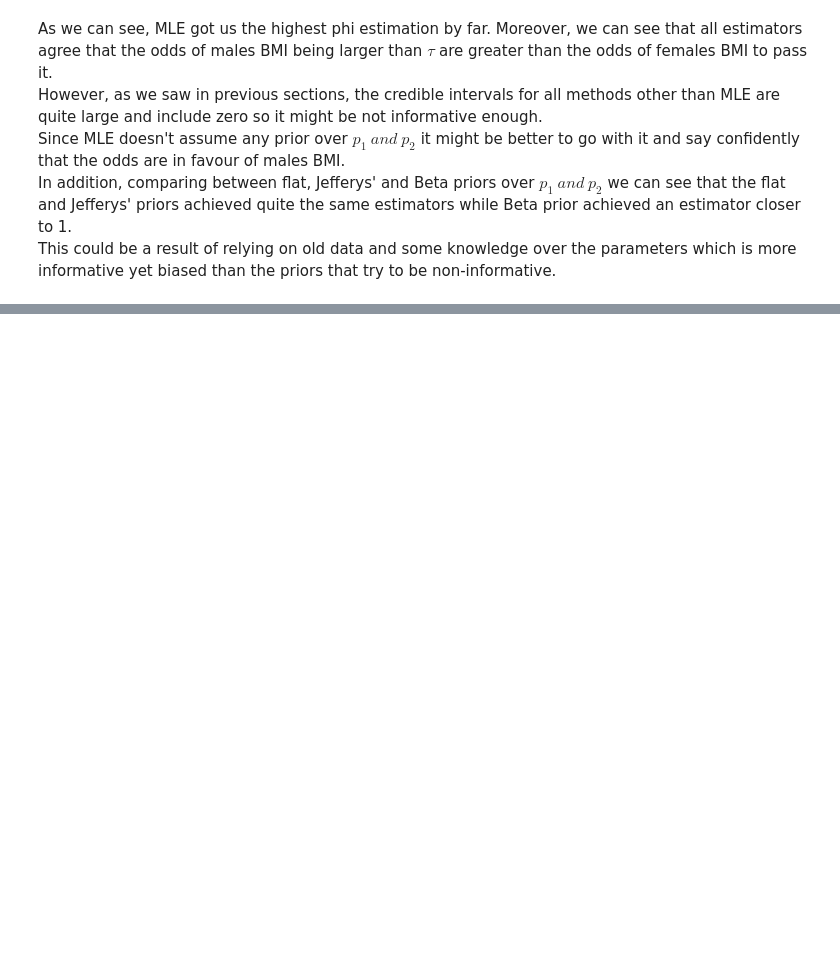
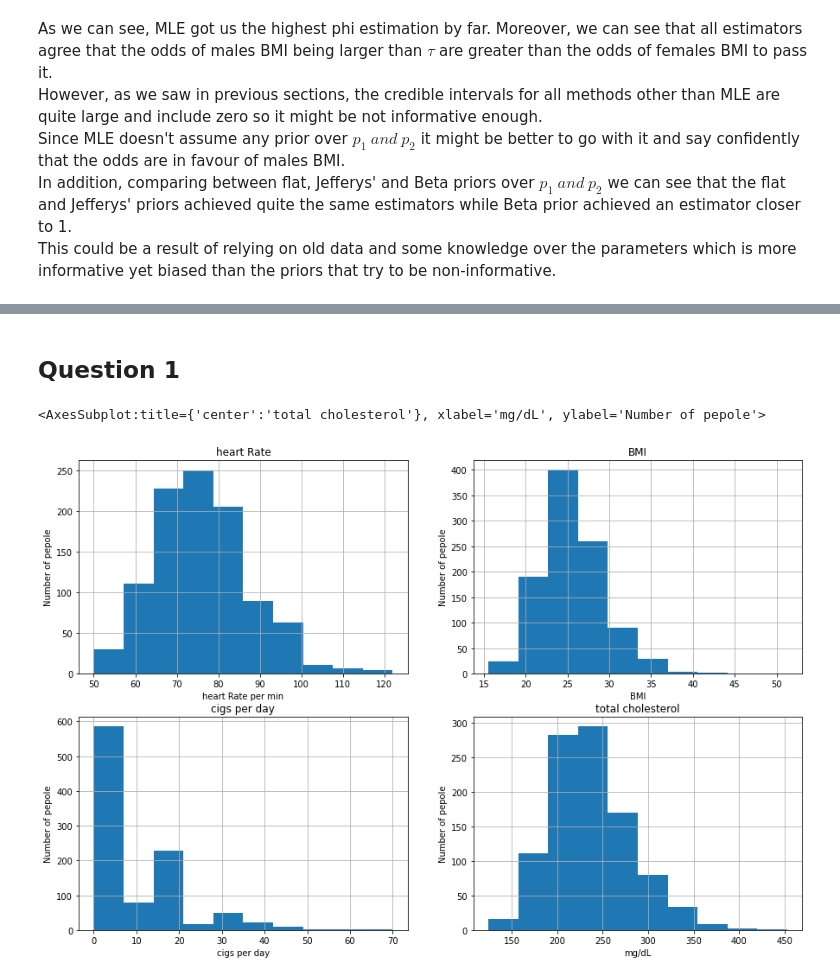
Before and after one commit to dvirla/Advanced-Statistical-Analysis, a Jupyter notebook: ProjectEx5_206330342_316250877.ipynb, the cells around one changed output, grey strips where cells are left out. Drawn from its saved outputs; the diff is of its cells as text; code cells hidden in the pictures; blank space fills up the shorter version.

```diff
--- a/ProjectEx5_206330342_316250877.ipynb
+++ b/ProjectEx5_206330342_316250877.ipynb
@@ -171,0 +190,25 @@ This could be a result of relying on old data and some knowledge over the parame
+# %% [markdown]
+## Question 1
+# %%
+df_part_b = df.dropna().sample(n=1000, random_state=1, replace=False)
+# %%
+fig, axes = plt.subplots(nrows=2, ncols=2, figsize=(15,10))
+axes[0][0].set_title("heart Rate")
+axes[0][0].set_xlabel("heart Rate per min")
+axes[0][0].set_ylabel("Number of pepole")
+df_part_b["heartRate"].hist(ax=axes[0][0])
+axes[1][0].set_title("cigs per day")
+axes[1][0].set_xlabel("cigs per day")
+axes[1][0].set_ylabel("Number of pepole")
+df_part_b["cigsPerDay"].hist(ax=axes[1][0])
+axes[0][1].set_title("BMI")
+axes[0][1].set_xlabel("BMI")
+axes[0][1].set_ylabel("Number of pepole")
+df_part_b["BMI"].hist(ax=axes[0][1])
+axes[1][1].set_title("total cholesterol")
+axes[1][1].set_xlabel("mg/dL")
+axes[1][1].set_ylabel("Number of pepole")
+df_part_b["totChol"].hist(ax=axes[1][1])
+# %% [output]
+<AxesSubplot:title={'center':'total cholesterol'}, xlabel='mg/dL', ylabel='Number of pepole'>
+[figure, added]
```
Also changed, not shown: parts of 14 cells of this notebook.
